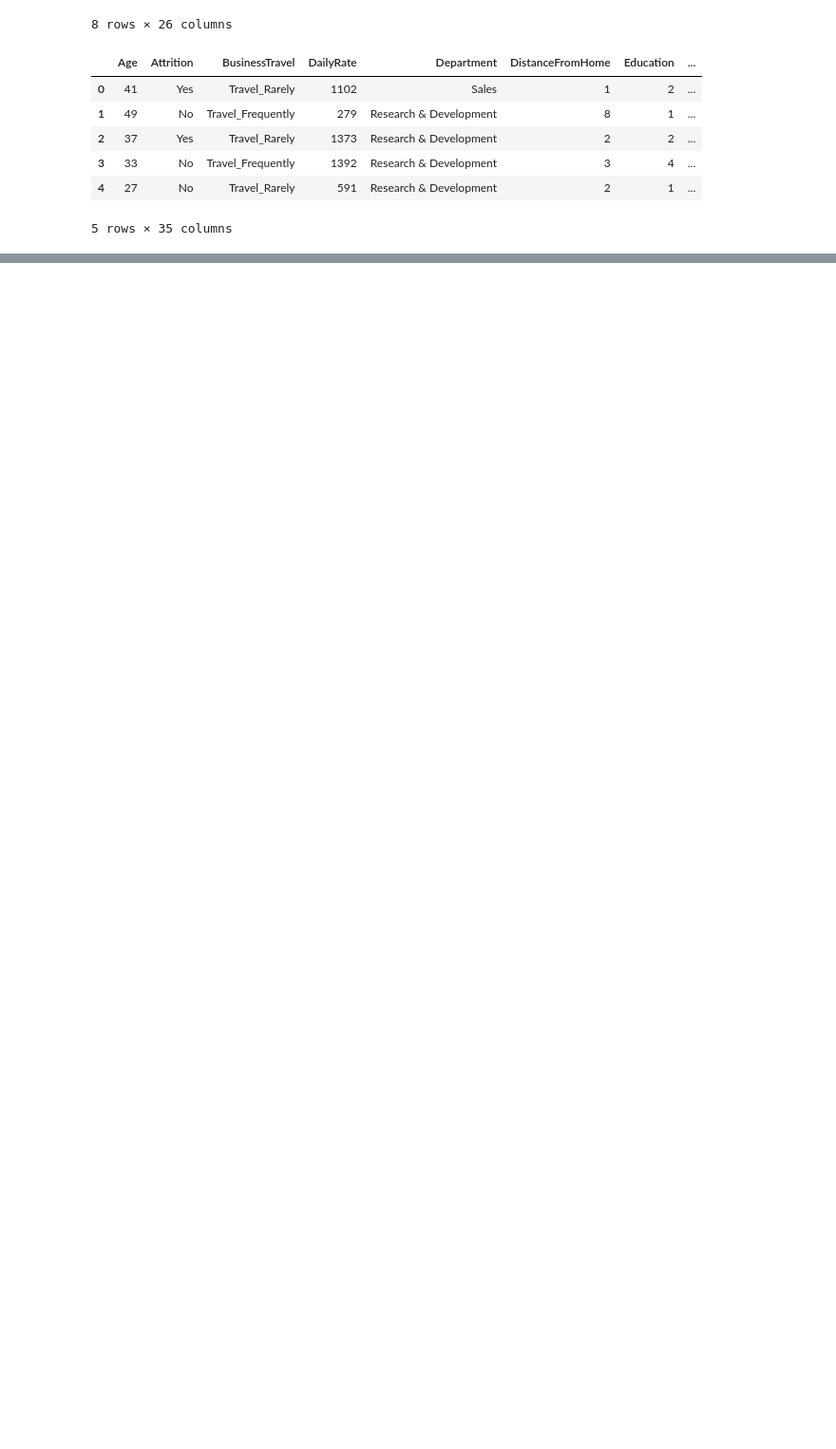
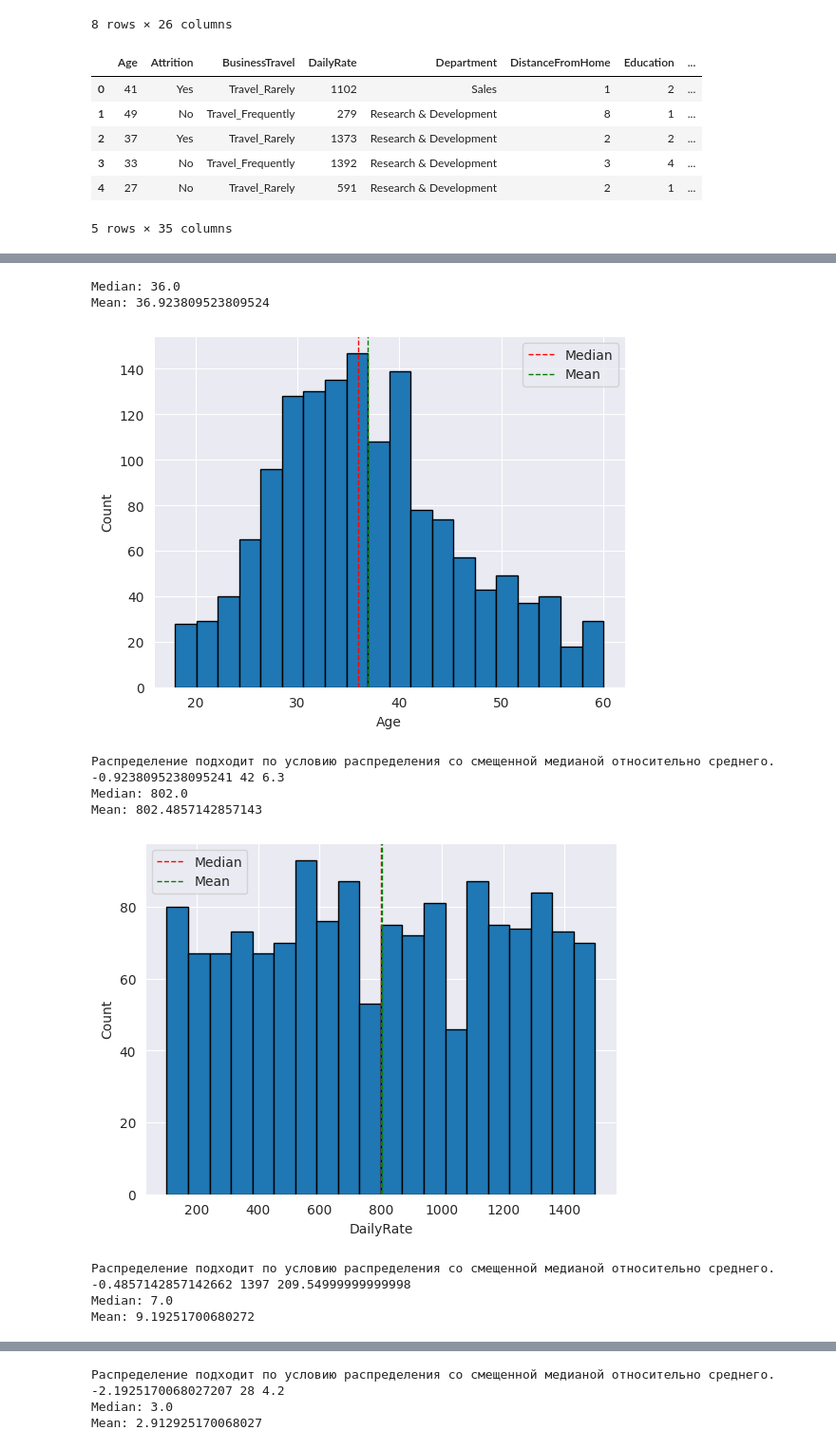
Before and after one commit to KoryakovDmitry/ml-stat-mai, a Jupyter notebook: notebooks/research_lab1.ipynb, the cells around one changed output, grey strips where cells are left out. Shown at 95% size. Saved outputs shown, nothing was run; the diff lists cells and outputs as text; code cells hidden in the pictures; blank space fills up the shorter version.

```diff
--- a/notebooks/research_lab1.ipynb
+++ b/notebooks/research_lab1.ipynb
@@ -411,0 +107,48 @@ p_value
+# %%
+import pandas as pd
+import matplotlib.pyplot as plt
+
+df = pd.read_csv("datasets/WA_Fn-UseC_-HR-Employee-Attrition.csv")
+
+for column_name in df.columns:
+    try:
+
+        median = df[column_name].median()
+        mean = df[column_name].mean()
+        print("Median:", median)
+        print("Mean:", mean)
+
+        plt.hist(df[column_name], bins=20, edgecolor='k')
+        plt.axvline(median, color='r', linestyle='dashed', linewidth=1, label='Median')
+        plt.axvline(mean, color='g', linestyle='dashed', linewidth=1, label='Mean')
+
+        plt.xlabel(column_name)
+        plt.ylabel('Count')
+        plt.legend()
+        plt.show()
+
+        difference = median - mean
+        range_ = max(df[column_name]) - min(df[column_name])
+        threshold = 0.15 * range_
+
+        if abs(difference) <= threshold:
+            print("Распределение подходит по условию распределения со смещенной медианой относительно среднего.")
+        else:
+            print("Распределение не подходит по условию распределения со смещенной медианой относительно среднего.")
+
+        print(difference, range_, threshold)
+    except:
+        pass
+# %% [output]
+Median: 36.0
+Mean: 36.923809523809524
+[figure, added]
+Распределение подходит по условию распределения со смещенной медианой относительно среднего.
+-0.9238095238095241 42 6.3
+Median: 802.0
+Mean: 802.4857142857143
+[figure, added]
+Распределение подходит по условию распределения со смещенной медианой относительно среднего.
+-0.4857142857142662 1397 209.54999999999998
+Median: 7.0
+Mean: 9.19251700680272
@@ -411,0 +156,4 @@ p_value
+Распределение подходит по условию распределения со смещенной медианой относительно среднего.
+-2.1925170068027207 28 4.2
+Median: 3.0
+Mean: 2.912925170068027
```
Also changed, not shown: parts of 36 cells of this notebook, 1 other file.
